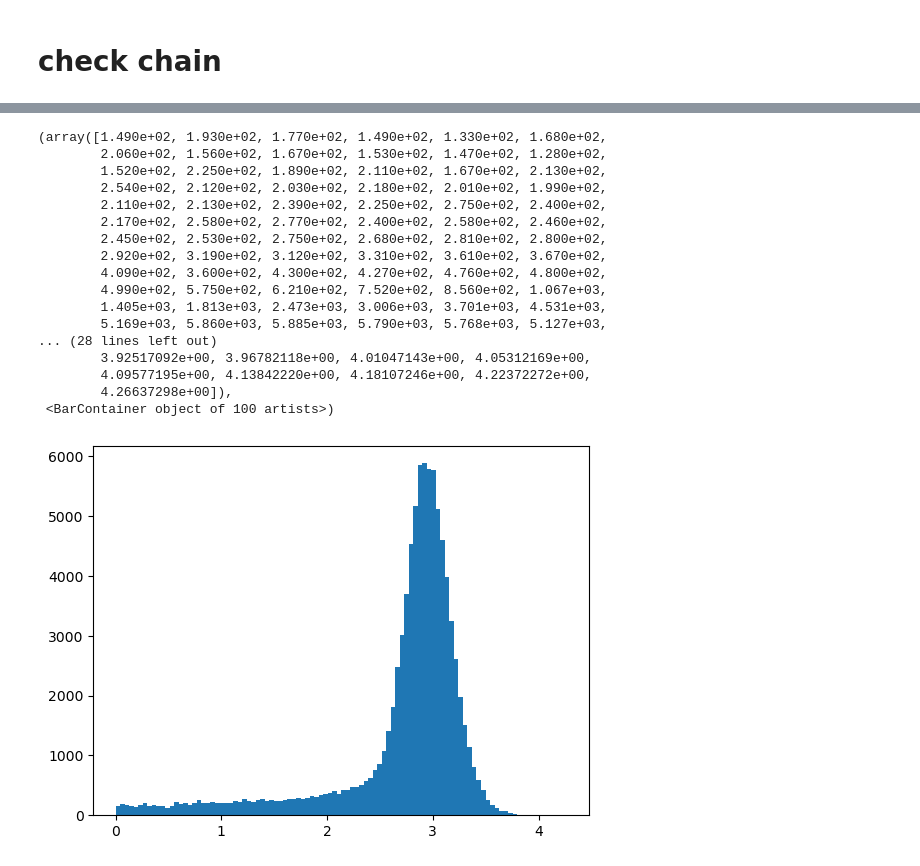
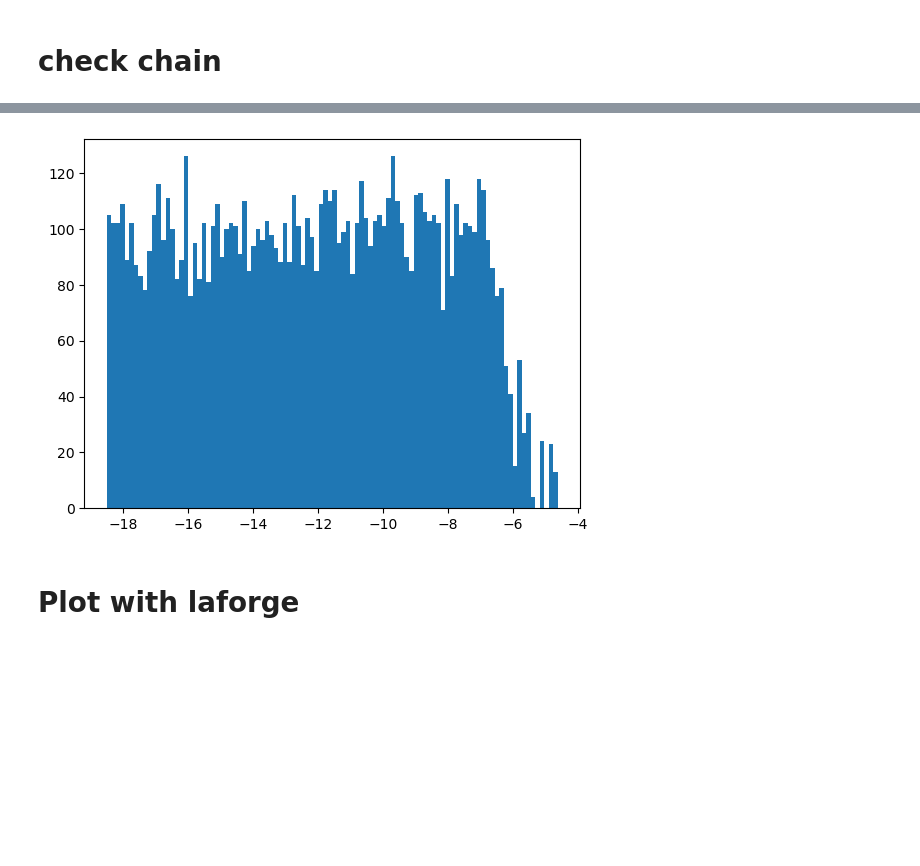
Before and after one commit to Richard-Mitchell1/test_quick_burst, a Jupyter notebook: enterprise_run.ipynb, the cells around one changed output, grey strips where cells are left out. Saved outputs shown, nothing was run; the diff lists cells and outputs as text; code cells hidden in the pictures; blank space fills up the shorter version.

Commit message:
Finishes 20 simple pulsar runs and plotting the results with la-forge

```diff
--- a/enterprise_run.ipynb
+++ b/enterprise_run.ipynb
@@ -100,5 +143,7 @@ Run Complete
 # %% [markdown]
 # check chain
 # %%
-chain = np.loadtxt(outdir + '/chain_1.txt',delimiter='\t')
+main_output_dir = './chains/'
+chain = np.loadtxt(main_output_dir + 'JPSR00/chain_1.txt',delimiter='\t')
 burn = int(0.1 * chain.shape[0])
+n, bin, patches = plt.hist(chain[burn:,0],bins=100)
@@ -110,21 +152,6 @@ plt.plot(chain[burn:, 1])
 # %%
-plt.hist(chain[burn:,0],bins=100)
+n, bin, patches =plt.hist(chain[burn:,1],bins=100)
 # %% [output]
-(array([1.490e+02, 1.930e+02, 1.770e+02, 1.490e+02, 1.330e+02, 1.680e+02,
-        2.060e+02, 1.560e+02, 1.670e+02, 1.530e+02, 1.470e+02, 1.280e+02,
-        1.520e+02, 2.250e+02, 1.890e+02, 2.110e+02, 1.670e+02, 2.130e+02,
-        2.540e+02, 2.120e+02, 2.030e+02, 2.180e+02, 2.010e+02, 1.990e+02,
-        2.110e+02, 2.130e+02, 2.390e+02, 2.250e+02, 2.750e+02, 2.400e+02,
-        2.170e+02, 2.580e+02, 2.770e+02, 2.400e+02, 2.580e+02, 2.460e+02,
-        2.450e+02, 2.530e+02, 2.750e+02, 2.680e+02, 2.810e+02, 2.800e+02,
-        2.920e+02, 3.190e+02, 3.120e+02, 3.310e+02, 3.610e+02, 3.670e+02,
-        4.090e+02, 3.600e+02, 4.300e+02, 4.270e+02, 4.760e+02, 4.800e+02,
-        4.990e+02, 5.750e+02, 6.210e+02, 7.520e+02, 8.560e+02, 1.067e+03,
-        1.405e+03, 1.813e+03, 2.473e+03, 3.006e+03, 3.701e+03, 4.531e+03,
-        5.169e+03, 5.860e+03, 5.885e+03, 5.790e+03, 5.768e+03, 5.127e+03,
-... (28 lines left out)
-        3.92517092e+00, 3.96782118e+00, 4.01047143e+00, 4.05312169e+00,
-        4.09577195e+00, 4.13842220e+00, 4.18107246e+00, 4.22372272e+00,
-        4.26637298e+00]),
- <BarContainer object of 100 artists>)
-[figure, old version]
+[figure, new version]
+# %% [markdown]
+# Plot with laforge
```
Also changed, not shown: parts of 10 cells of this notebook, 7 other files.
